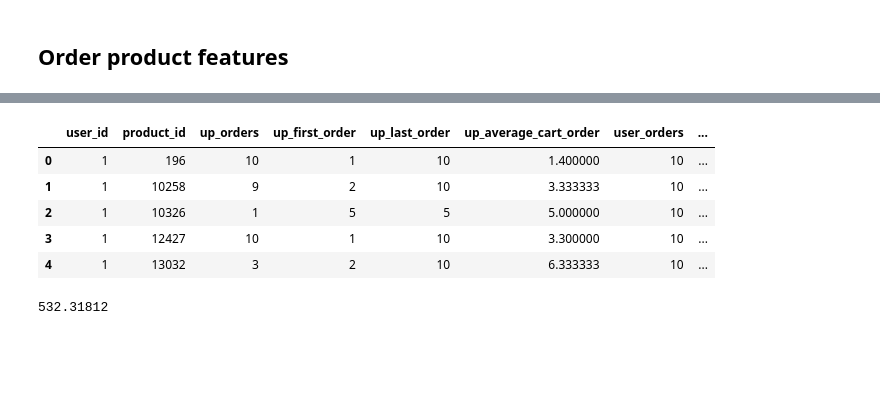
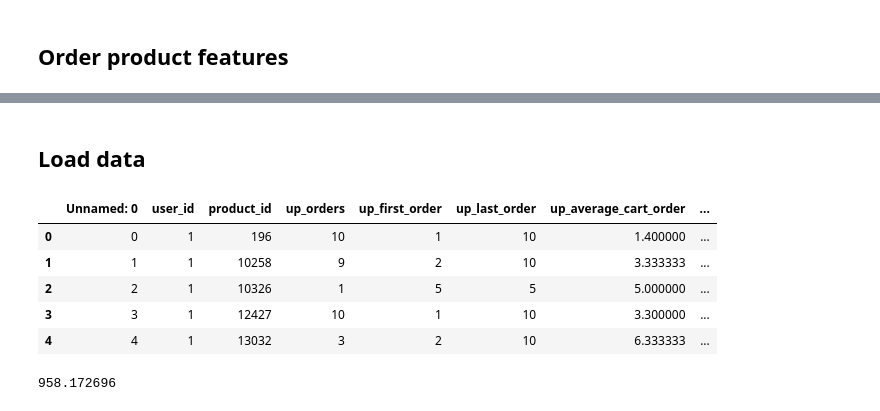
Before and after one commit to tcnguyen/instacart-kaggle, a Jupyter notebook: code/Starter 038.ipynb, the cells around one changed output, grey strips where cells are left out. Saved outputs shown, nothing was run; the diff lists cells and outputs as text; code cells hidden in the pictures; blank space fills up the shorter version.

```diff
--- a/code/Starter 038.ipynb
+++ b/code/Starter 038.ipynb
@@ -103,15 +121,31 @@ up_info['up_order_rate_since_first_order'] = (up_info.up_orders / (up_info.user_
 # %%
 up_info.to_csv(FEATURES_PATH + "up_info.csv")
-# %%
-up_info.head()
-# %% [output]
-|  | user_id | product_id | up_orders | up_first_order | up_last_order | up_average_cart_order | user_orders | ... |
-| 0 | 1 | 196 | 10 | 1 | 10 | 1.400000 | 10 | ... |
-| 1 | 1 | 10258 | 9 | 2 | 10 | 3.333333 | 10 | ... |
-| 2 | 1 | 10326 | 1 | 5 | 5 | 5.000000 | 10 | ... |
-| 3 | 1 | 12427 | 10 | 1 | 10 | 3.300000 | 10 | ... |
-| 4 | 1 | 13032 | 3 | 2 | 10 | 6.333333 | 10 | ... |
+# %% [markdown]
+## Load data
+# %%
+up_info = pd.read_csv(FEATURES_PATH + "up_info.csv", dtype={
+    'user_id': np.int32,
+    'product_id': np.int32,
+    'up_orders': np.int16,
+    'up_average_cart_order':np.float32,
+    'up_order_rate': np.float32,
+    'up_orders_since_last_order':np.float32,
+    'up_order_rate_since_first_order': np.float32,
+    'user_orders': np.int16,
+    'time_since_last_order': np.float32,
+
+})
+# %%
+up_info.reordered.fillna(0, inplace=True)
+up_info.head()
+# %% [output]
+|  | Unnamed: 0 | user_id | product_id | up_orders | up_first_order | up_last_order | up_average_cart_order | ... |
+| 0 | 0 | 1 | 196 | 10 | 1 | 10 | 1.400000 | ... |
+| 1 | 1 | 1 | 10258 | 9 | 2 | 10 | 3.333333 | ... |
+| 2 | 2 | 1 | 10326 | 1 | 5 | 5 | 5.000000 | ... |
+| 3 | 3 | 1 | 12427 | 10 | 1 | 10 | 3.300000 | ... |
+| 4 | 4 | 1 | 13032 | 3 | 2 | 10 | 6.333333 | ... |
 # %%
 up_info.memory_usage().sum()/1000000
 # %% [output]
-532.31812
+958.172696
```
Also changed, not shown: parts of 33 cells of this notebook.
